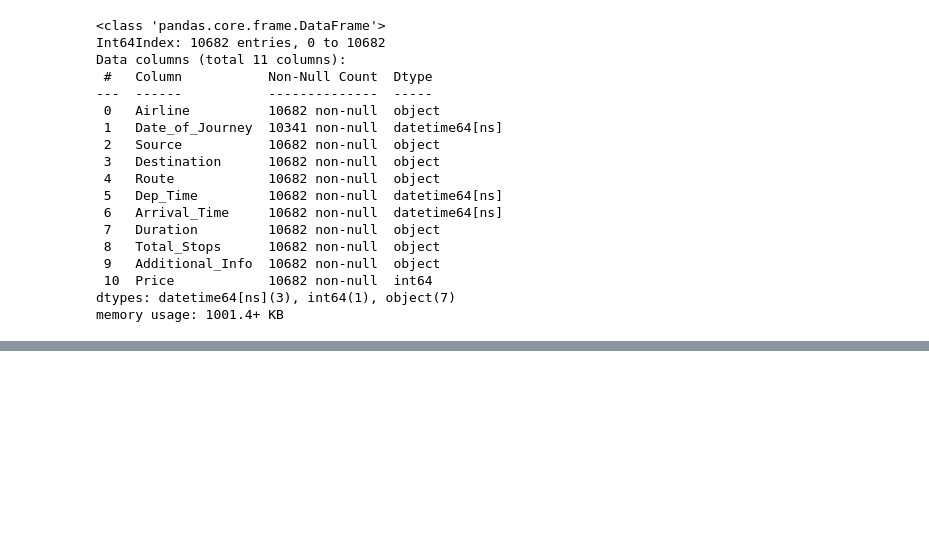
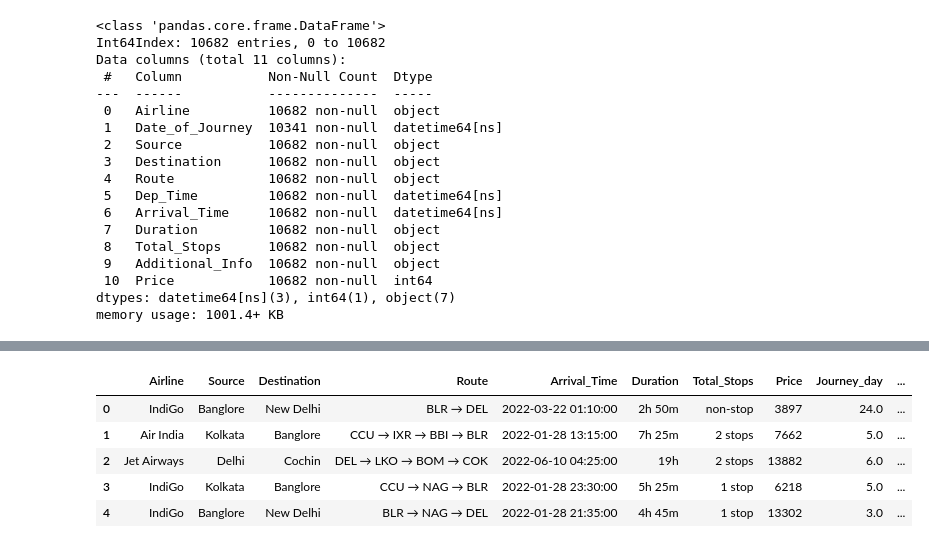
Before and after one commit to aryatomarAI/Real_World_DS_Projects, a Jupyter notebook: Project_1_(Airline Ticket Price)/Airline_tickets_Price_Prediction.ipynb, the cells around one changed output, grey strips where cells are left out. Cells and saved outputs as stored; diff of their text form; code cells hidden in the pictures; blank space fills up the shorter version.

Commit message:
Preprocessing Data

```diff
--- a/Project_1_(Airline Ticket Price)/Airline_tickets_Price_Prediction.ipynb
+++ b/Project_1_(Airline Ticket Price)/Airline_tickets_Price_Prediction.ipynb
@@ -186,0 +201,9 @@ train_data.drop("Additional_Info",axis=1,inplace=True)
+# %%
+train_data.head()
+# %% [output]
+|  | Airline | Source | Destination | Route | Arrival_Time | Duration | Total_Stops | Price | Journey_day | ... |
+| 0 | IndiGo | Banglore | New Delhi | BLR → DEL | 2022-03-22 01:10:00 | 2h 50m | non-stop | 3897 | 24.0 | ... |
+| 1 | Air India | Kolkata | Banglore | CCU → IXR → BBI → BLR | 2022-01-28 13:15:00 | 7h 25m | 2 stops | 7662 | 5.0 | ... |
+| 2 | Jet Airways | Delhi | Cochin | DEL → LKO → BOM → COK | 2022-06-10 04:25:00 | 19h | 2 stops | 13882 | 6.0 | ... |
+| 3 | IndiGo | Kolkata | Banglore | CCU → NAG → BLR | 2022-01-28 23:30:00 | 5h 25m | 1 stop | 6218 | 5.0 | ... |
+| 4 | IndiGo | Banglore | New Delhi | BLR → NAG → DEL | 2022-01-28 21:35:00 | 4h 45m | 1 stop | 13302 | 3.0 | ... |
```
Also changed, not shown: parts of 14 cells of this notebook.
